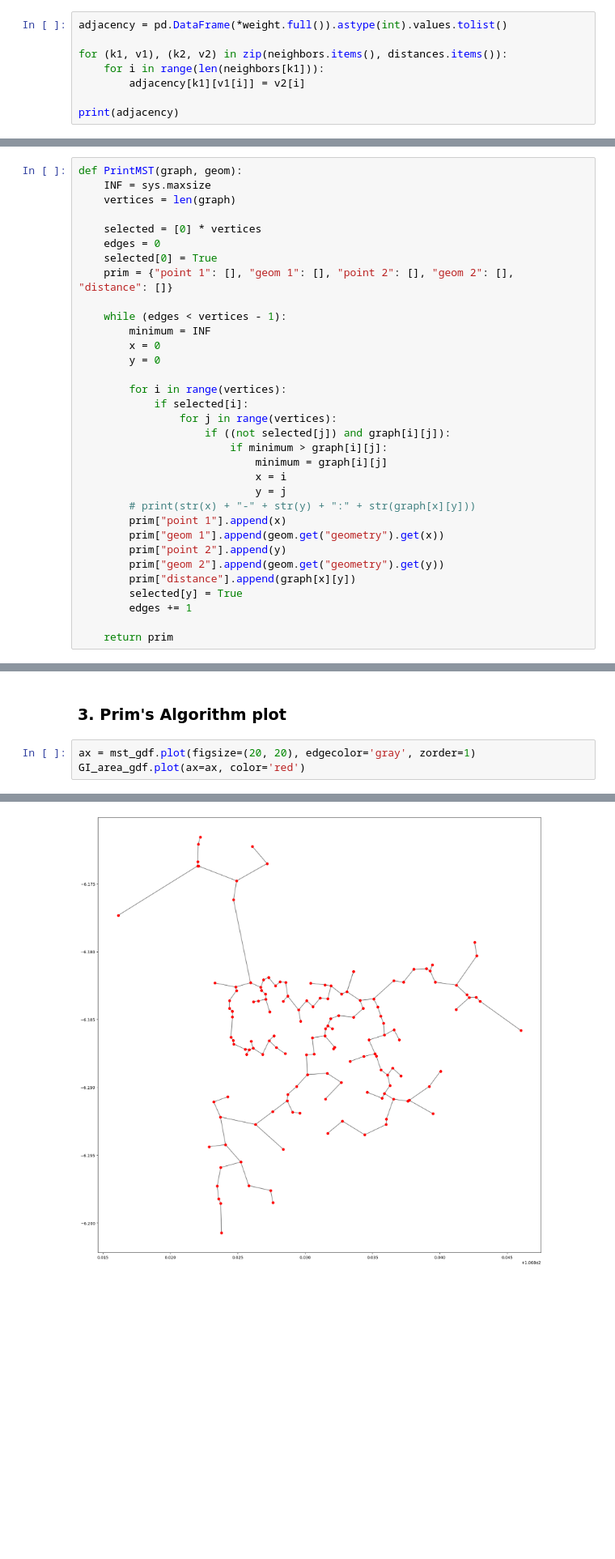
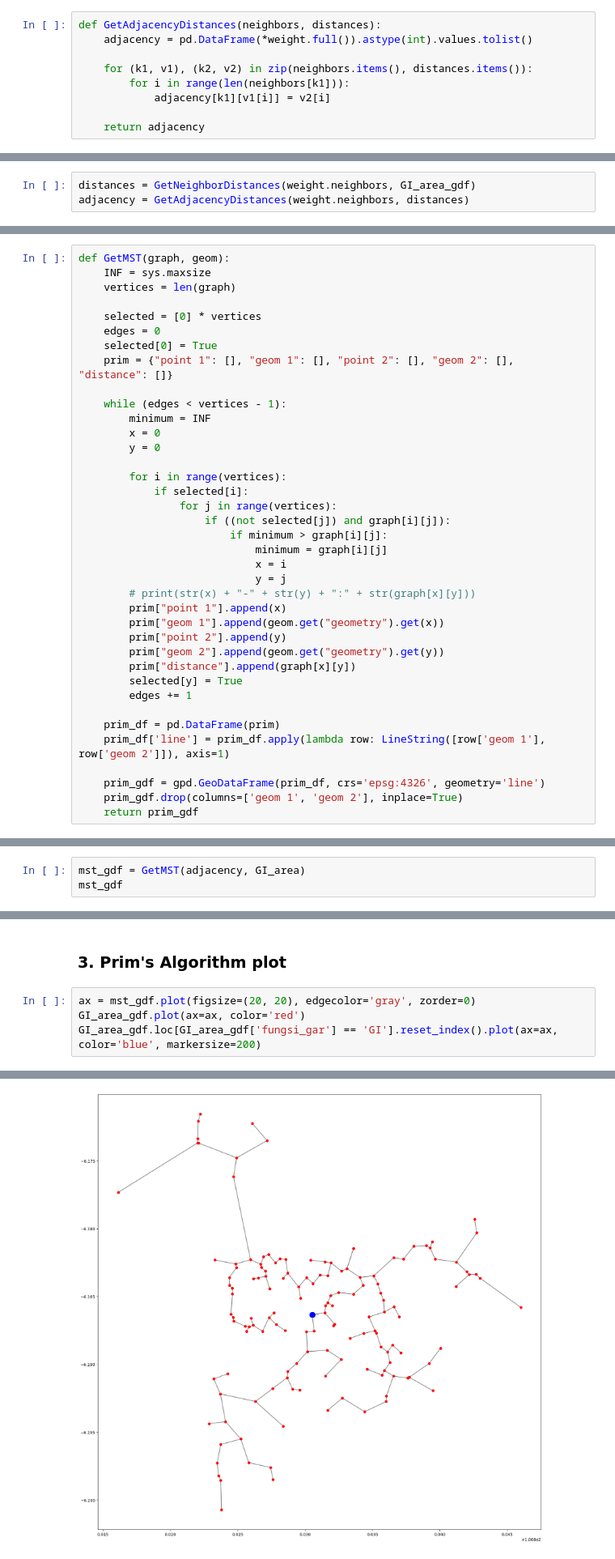
Before and after one commit to Quadran-ITB/substations-mst, a Jupyter notebook: substation_planning_mst.ipynb, the cells around one changed output, grey strips where cells are left out. Shown at 81% size. Cells and saved outputs as stored; diff of their text form; blank space fills up the shorter version.

```diff
--- a/substation_planning_mst.ipynb
+++ b/substation_planning_mst.ipynb
@@ -113,10 +111,11 @@ print(distances)
 # %% [markdown]
 ## Adjacency matrix
 # %%
-adjacency = pd.DataFrame(*weight.full()).astype(int).values.tolist()
+def GetAdjacencyDistances(neighbors, distances):
+    adjacency = pd.DataFrame(*weight.full()).astype(int).values.tolist()
 
-for (k1, v1), (k2, v2) in zip(neighbors.items(), distances.items()):
-    for i in range(len(neighbors[k1])):
-        adjacency[k1][v1[i]] = v2[i]
+    for (k1, v1), (k2, v2) in zip(neighbors.items(), distances.items()):
+        for i in range(len(neighbors[k1])):
+            adjacency[k1][v1[i]] = v2[i]
 
-print(adjacency)
+    return adjacency
@@ -125,7 +122,10 @@ print(adjacency)
+# %%
+distances = GetNeighborDistances(weight.neighbors, GI_area_gdf)
+adjacency = GetAdjacencyDistances(weight.neighbors, distances)
 # %% [markdown]
 ## Prim's Algorithm
 # %%
-def PrintMST(graph, geom):
+def GetMST(graph, geom):
     INF = sys.maxsize
     vertices = len(graph)
 
@@ -156,4 +156,9 @@ def PrintMST(graph, geom):
         selected[y] = True
         edges += 1
 
-    return prim
+    prim_df = pd.DataFrame(prim)
+    prim_df['line'] = prim_df.apply(lambda row: LineString([row['geom 1'], row['geom 2']]), axis=1)
+
+    prim_gdf = gpd.GeoDataFrame(prim_df, crs='epsg:4326', geometry='line')
+    prim_gdf.drop(columns=['geom 1', 'geom 2'], inplace=True)
+    return prim_gdf
@@ -185,0 +165,3 @@ mst_gdf
+# %%
+mst_gdf = GetMST(adjacency, GI_area)
+mst_gdf
@@ -219,8 +218,9 @@ GI_area_gdf.plot(ax=ax, color='red')
 # %% [markdown]
 ###  3. Prim's Algorithm plot
 # %%
-ax = mst_gdf.plot(figsize=(20, 20), edgecolor='gray', zorder=1)
+ax = mst_gdf.plot(figsize=(20, 20), edgecolor='gray', zorder=0)
 GI_area_gdf.plot(ax=ax, color='red')
+GI_area_gdf.loc[GI_area_gdf['fungsi_gar'] == 'GI'].reset_index().plot(ax=ax, color='blue', markersize=200)
 # %% [output]
 <Axes: >
-[figure, old version]
+[figure, new version]
```
Also changed, not shown: parts of 23 cells of this notebook, 2 other files.
